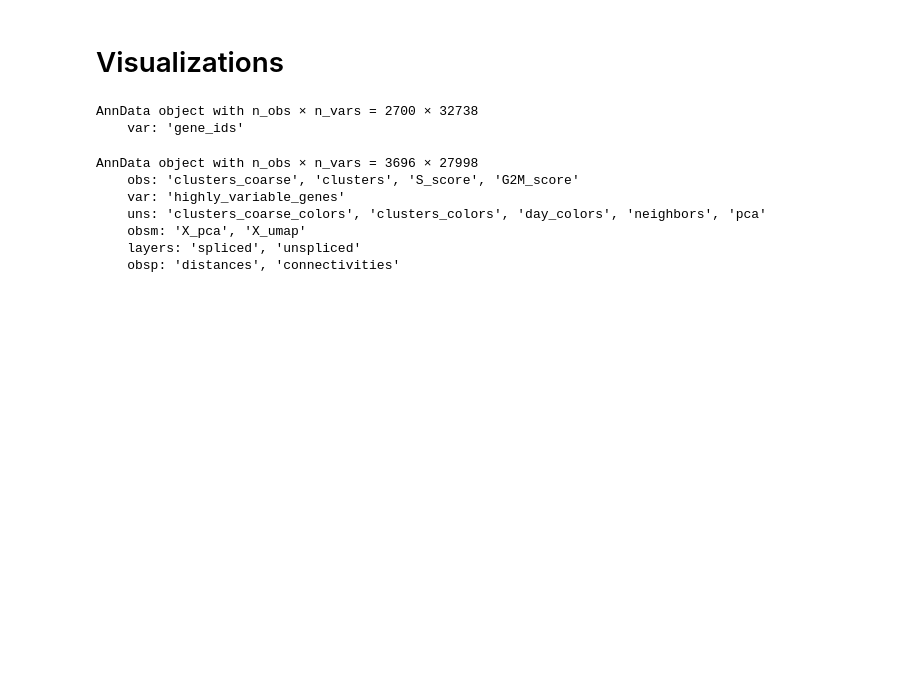
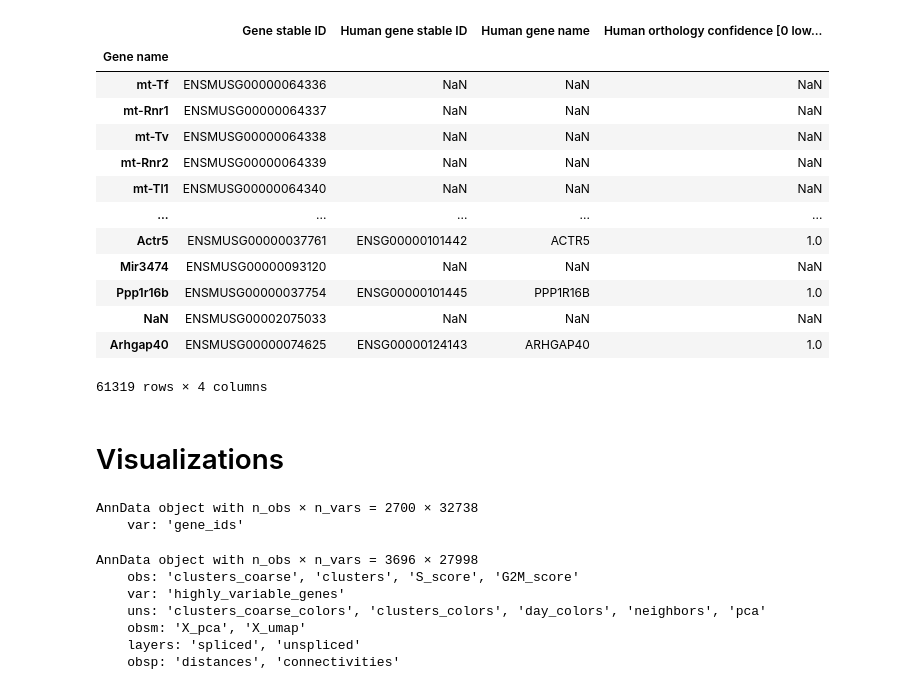
Before and after one commit to stefanpeidli/mousipy, a Jupyter notebook: notebooks/mousipy_raw.ipynb, the cells around one changed output. Drawn from its saved outputs; the diff is of its cells as text; code cells hidden in the pictures; blank space fills up the shorter version.

```diff
--- a/notebooks/mousipy_raw.ipynb
+++ b/notebooks/mousipy_raw.ipynb
@@ -9,5 +9,5 @@ from tqdm.notebook import tqdm
 from IPython.core.display import display, HTML
 display(HTML("<style>.container { width:97% !important; }</style>"))
 # %%
-h2m_tab = pd.read_csv('../mousipy/biomart/human_to_mouse_biomart_export.csv').set_index('Gene name')
-m2h_tab = pd.read_csv('../mousipy/biomart/mouse_to_human_biomart_export.csv').set_index('Gene name')
+h2m_tab = pd.read_csv('../src/mousipy/biomart/human_to_mouse_biomart_export.csv').set_index('Gene name')
+m2h_tab = pd.read_csv('../src/mousipy/biomart/mouse_to_human_biomart_export.csv').set_index('Gene name')
@@ -14,3 +27,20 @@ m2h_tab = pd.read_csv('../mousipy/biomart/mouse_to_human_biomart_export.csv').se
+# %%
+m2h_tab
+# %% [output]
+|  | Gene stable ID | Human gene stable ID | Human gene name | Human orthology confidence [0 low... |
+| Gene name |  |  |  |  |
+| mt-Tf | ENSMUSG00000064336 | NaN | NaN | NaN |
+| mt-Rnr1 | ENSMUSG00000064337 | NaN | NaN | NaN |
+| mt-Tv | ENSMUSG00000064338 | NaN | NaN | NaN |
+| mt-Rnr2 | ENSMUSG00000064339 | NaN | NaN | NaN |
+| mt-Tl1 | ENSMUSG00000064340 | NaN | NaN | NaN |
+| ... | ... | ... | ... | ... |
+| Actr5 | ENSMUSG00000037761 | ENSG00000101442 | ACTR5 | 1.0 |
+| Mir3474 | ENSMUSG00000093120 | NaN | NaN | NaN |
+| Ppp1r16b | ENSMUSG00000037754 | ENSG00000101445 | PPP1R16B | 1.0 |
+| NaN | ENSMUSG00002075033 | NaN | NaN | NaN |
+| Arhgap40 | ENSMUSG00000074625 | ENSG00000124143 | ARHGAP40 | 1.0 |
+61319 rows × 4 columns
 # %% [markdown]
 # Visualizations
 # %%
```
Also changed, not shown: parts of 1 cell of this notebook, 2 other files.
